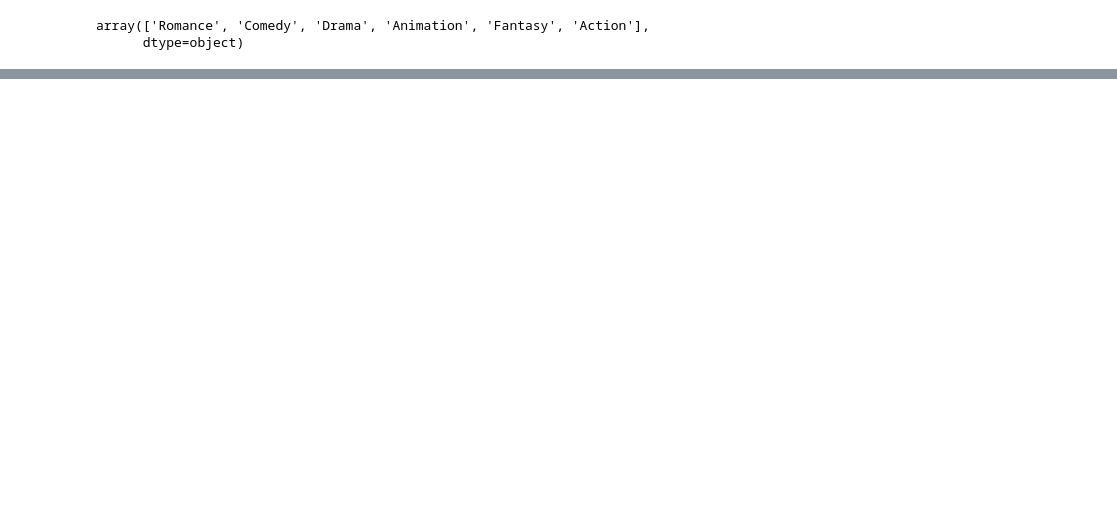
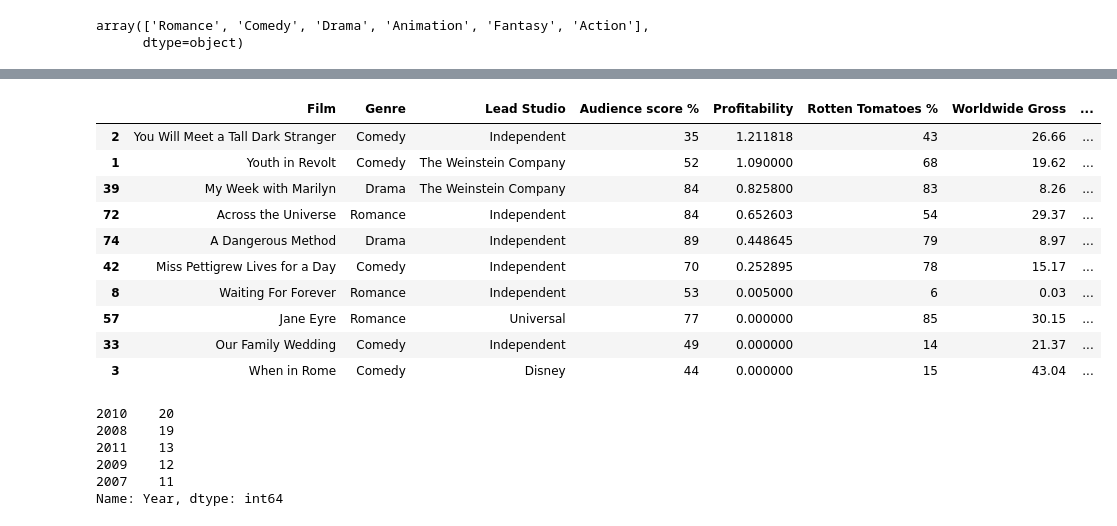
Before and after one commit to staspb2012/Educational_projects, a Jupyter notebook: Cinema_stats.ipynb, the cells around one changed output, grey strips where cells are left out. Cells and saved outputs as stored; diff of their text form; code cells hidden in the pictures; blank space fills up the shorter version.

```diff
--- a/Cinema_stats.ipynb
+++ b/Cinema_stats.ipynb
@@ -327,0 +463,24 @@ del_dup_cinema.groupby('Genre').agg({
+# %%
+del_dup_cinema.sort_values(by='Profitability', ascending=False).tail(10)
+# %% [output]
+|  | Film | Genre | Lead Studio | Audience score % | Profitability | Rotten Tomatoes % | Worldwide Gross | ... |
+| 2 | You Will Meet a Tall Dark Stranger | Comedy | Independent | 35 | 1.211818 | 43 | 26.66 | ... |
+| 1 | Youth in Revolt | Comedy | The Weinstein Company | 52 | 1.090000 | 68 | 19.62 | ... |
+| 39 | My Week with Marilyn | Drama | The Weinstein Company | 84 | 0.825800 | 83 | 8.26 | ... |
+| 72 | Across the Universe | Romance | Independent | 84 | 0.652603 | 54 | 29.37 | ... |
+| 74 | A Dangerous Method | Drama | Independent | 89 | 0.448645 | 79 | 8.97 | ... |
+| 42 | Miss Pettigrew Lives for a Day | Comedy | Independent | 70 | 0.252895 | 78 | 15.17 | ... |
+| 8 | Waiting For Forever | Romance | Independent | 53 | 0.005000 | 6 | 0.03 | ... |
+| 57 | Jane Eyre | Romance | Universal | 77 | 0.000000 | 85 | 30.15 | ... |
+| 33 | Our Family Wedding | Comedy | Independent | 49 | 0.000000 | 14 | 21.37 | ... |
+| 3 | When in Rome | Comedy | Disney | 44 | 0.000000 | 15 | 43.04 | ... |
+# %%
+#Количество фильмов по годам
+del_dup_cinema['Year'].value_counts()
+# %% [output]
+2010    20
+2008    19
+2011    13
+2009    12
+2007    11
+Name: Year, dtype: int64
```
Also changed, not shown: parts of 24 cells of this notebook.
